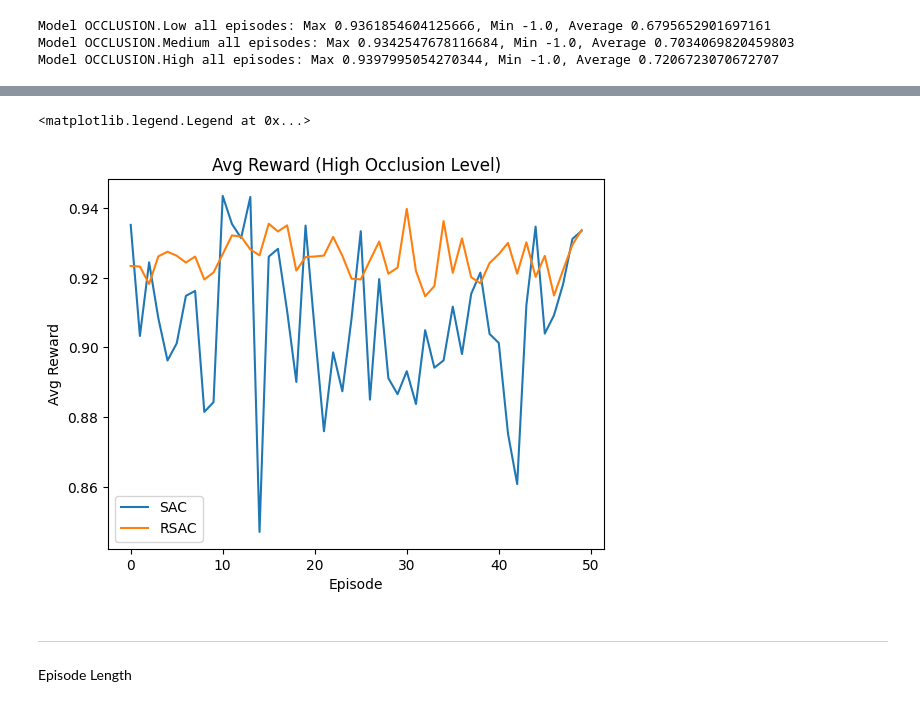
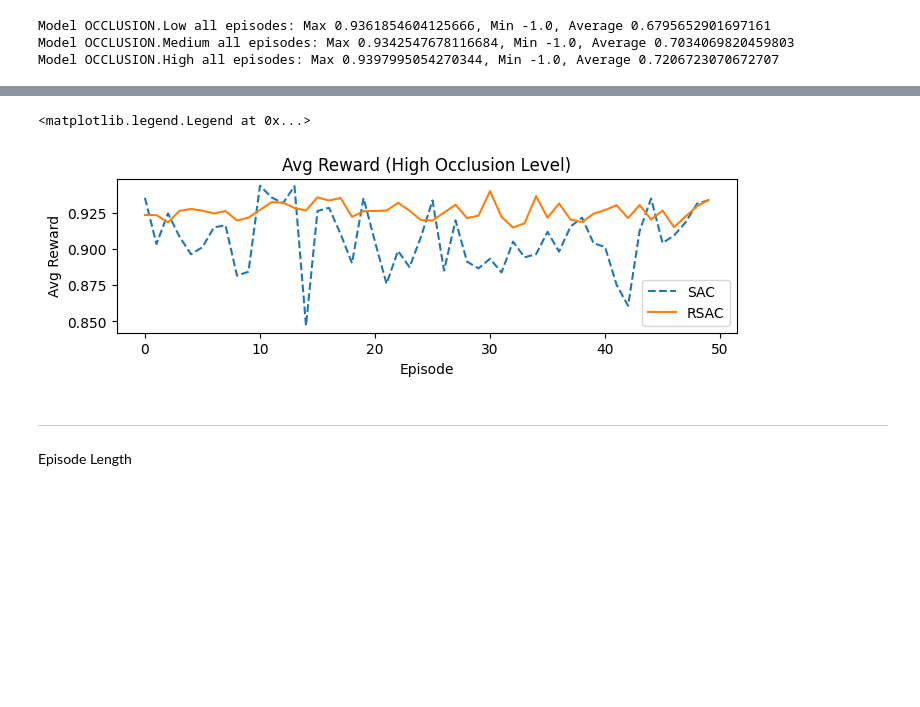
Before and after one commit to kengboon/RoadEnv, a Jupyter notebook: scripts/eval-sac-vs-rsac.ipynb, the cells around one changed output, grey strips where cells are left out. Drawn from its saved outputs; the diff is of its cells as text; code cells hidden in the pictures; blank space fills up the shorter version.

```diff
--- a/scripts/eval-sac-vs-rsac.ipynb
+++ b/scripts/eval-sac-vs-rsac.ipynb
@@ -213,13 +215,14 @@ plt.legend()
 # %%
-baseline[OCCLUSION.High].groupby(['episode'])['reward'].max().plot(label='SAC')
+plt.figure(figsize=(8,2))
+baseline[OCCLUSION.High].groupby(['episode'])['reward'].max().plot(label='SAC', linestyle='dashed')
 model[OCCLUSION.High].groupby(['episode'])['reward'].max().plot(label='RSAC')
 plt.title('Avg Reward (High Occlusion Level)')
 plt.xlabel('Episode')
 plt.ylabel('Avg Reward')
-plt.legend()
+plt.legend(loc='lower right')
 # %% [output]
 <matplotlib.legend.Legend at 0x...>
-[figure, old version]
+[figure, new version]
 # %% [markdown]
 ---
 Episode Length
```
Also changed, not shown: parts of 17 cells of this notebook.
